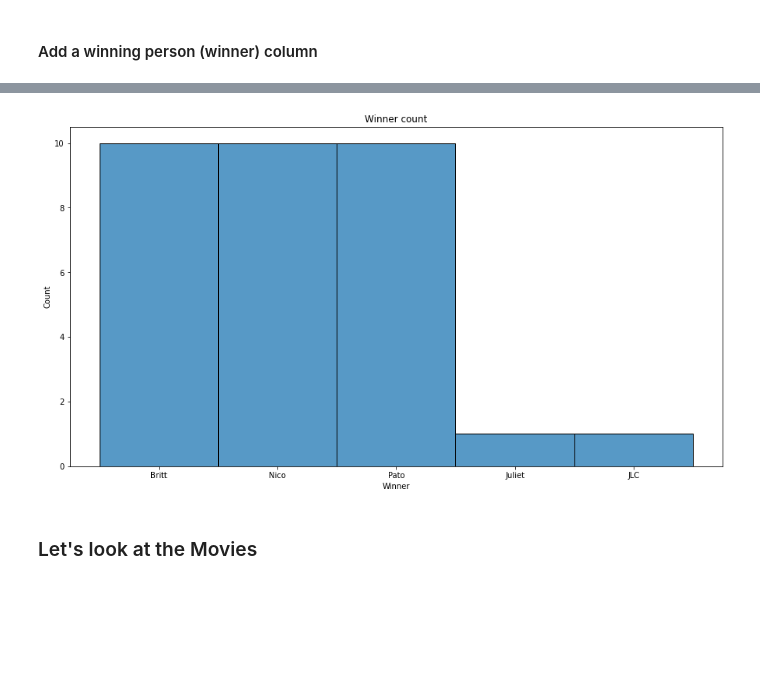
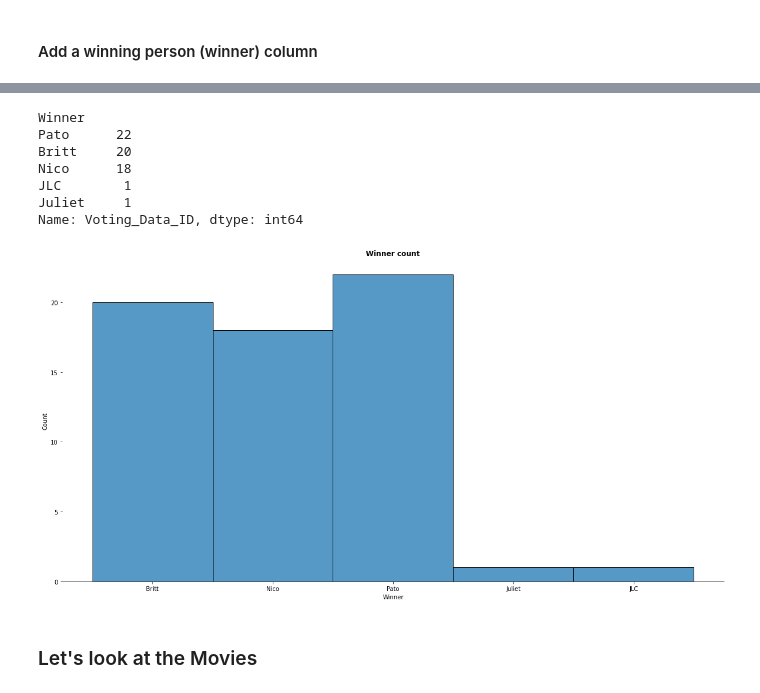
Before and after one commit to p-contreras/Movie-Project, a Jupyter notebook: Cool stuff.ipynb, the cells around one changed output, grey strips where cells are left out. Drawn from its saved outputs; the diff is of its cells as text; code cells hidden in the pictures; blank space fills up the shorter version.

```diff
--- a/Cool stuff.ipynb
+++ b/Cool stuff.ipynb
@@ -6,6 +6,6 @@ import seaborn as sns
 # %% [markdown]
 ## Import data
 # %%
-df = pd.read_csv('data exports/export-11-2-2020.csv')
+df = pd.read_csv('data exports/export-1-19-2021.csv')
 df.shape
 # %% [output]
@@ -168,12 +140,24 @@ df.loc[df['Winner']=='Britt']
+# %%
+winners.groupby('Winner')['Voting_Data_ID'].nunique().sort_values(ascending=False)
+# %% [output]
+Winner
+Pato      22
+Britt     20
+Nico      18
+JLC        1
+Juliet     1
+Name: Voting_Data_ID, dtype: int64
 # %%
-plt.figure(figsize = (15,8))
+fig, ax = plt.subplots(1, 1, figsize=(20, 10))
+sns.despine(fig, top=True, right=True, left=True)
 
+sns.despine(left=True, top=True,right=True)
 
 sns.histplot(x = 'Winner',
              data = winners)
 
-plt.title('Winner count')
+plt.title('Winner count', fontweight='bold')
 
 plt.show()
 # %% [output]
-[figure, old version]
+[figure, new version]
```
Also changed, not shown: parts of 15 cells of this notebook, 2 other files.
